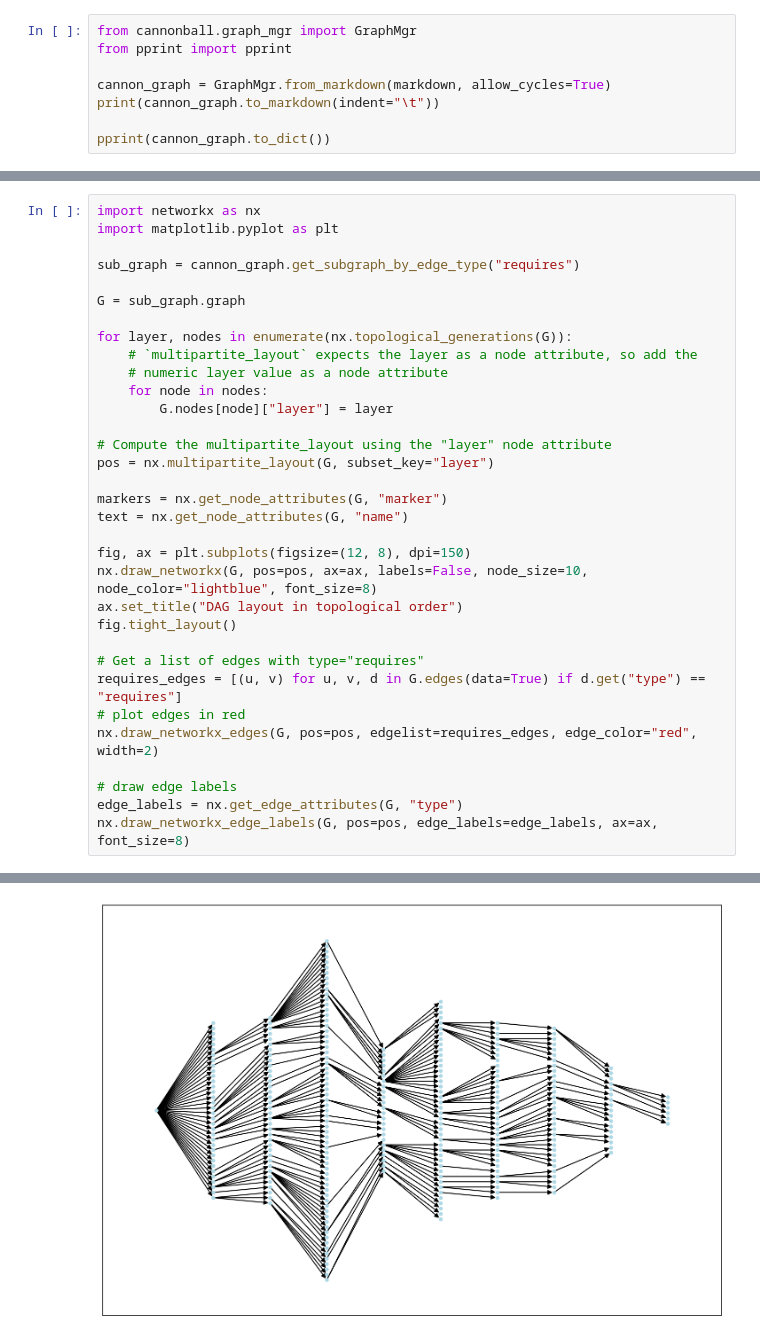
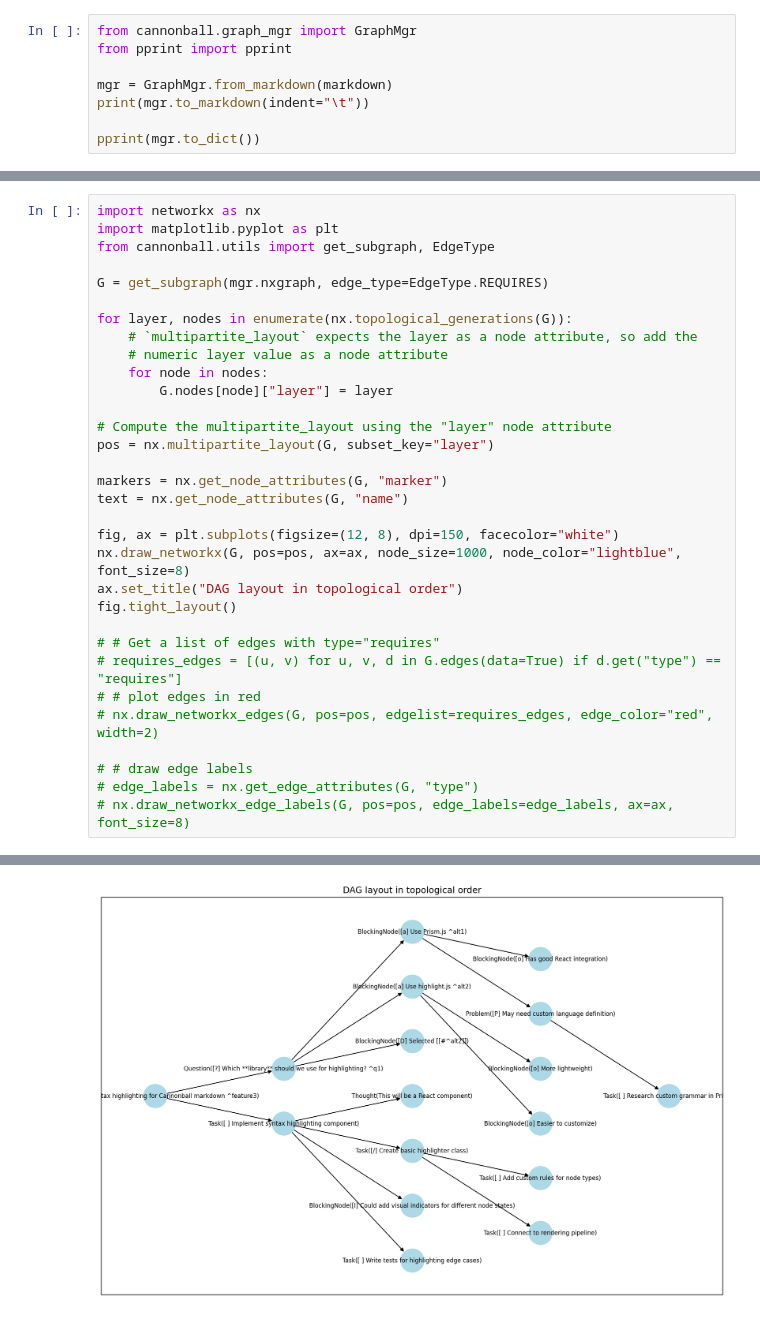
Before and after one commit to rueckstiess/cannonball, a Jupyter notebook: notebooks/networkx.ipynb, the cells around one changed output, grey strips where cells are left out. Cells and saved outputs as stored; diff of their text form.

```diff
--- a/notebooks/networkx.ipynb
+++ b/notebooks/networkx.ipynb
@@ -47,8 +47,8 @@ with open("../assets/example_graph.md", "r") as f:
 from cannonball.graph_mgr import GraphMgr
 from pprint import pprint
 
-cannon_graph = GraphMgr.from_markdown(markdown, allow_cycles=True)
-print(cannon_graph.to_markdown(indent="\t"))
+mgr = GraphMgr.from_markdown(markdown)
+print(mgr.to_markdown(indent="\t"))
 
-pprint(cannon_graph.to_dict())
+pprint(mgr.to_dict())
 # %% [output]
@@ -90,10 +90,9 @@ assert markdown == cannon_graph.to_markdown(indent="\t"), "Markdown output does
 # %%
 import networkx as nx
 import matplotlib.pyplot as plt
+from cannonball.utils import get_subgraph, EdgeType
 
-sub_graph = cannon_graph.get_subgraph_by_edge_type("requires")
-
-G = sub_graph.graph
+G = get_subgraph(mgr.nxgraph, edge_type=EdgeType.REQUIRES)
 
 for layer, nodes in enumerate(nx.topological_generations(G)):
     # `multipartite_layout` expects the layer as a node attribute, so add the
@@ -107,17 +106,17 @@ pos = nx.multipartite_layout(G, subset_key="layer")
 markers = nx.get_node_attributes(G, "marker")
 text = nx.get_node_attributes(G, "name")
 
-fig, ax = plt.subplots(figsize=(12, 8), dpi=150)
-nx.draw_networkx(G, pos=pos, ax=ax, labels=False, node_size=10, node_color="lightblue", font_size=8)
+fig, ax = plt.subplots(figsize=(12, 8), dpi=150, facecolor="white")
+nx.draw_networkx(G, pos=pos, ax=ax, node_size=1000, node_color="lightblue", font_size=8)
 ax.set_title("DAG layout in topological order")
 fig.tight_layout()
 
-# Get a list of edges with type="requires"
-requires_edges = [(u, v) for u, v, d in G.edges(data=True) if d.get("type") == "requires"]
-# plot edges in red
-nx.draw_networkx_edges(G, pos=pos, edgelist=requires_edges, edge_color="red", width=2)
+# # Get a list of edges with type="requires"
+# requires_edges = [(u, v) for u, v, d in G.edges(data=True) if d.get("type") == "requires"]
+# # plot edges in red
+# nx.draw_networkx_edges(G, pos=pos, edgelist=requires_edges, edge_color="red", width=2)
 
-# draw edge labels
-edge_labels = nx.get_edge_attributes(G, "type")
-nx.draw_networkx_edge_labels(G, pos=pos, edge_labels=edge_labels, ax=ax, font_size=8)
+# # draw edge labels
+# edge_labels = nx.get_edge_attributes(G, "type")
+# nx.draw_networkx_edge_labels(G, pos=pos, edge_labels=edge_labels, ax=ax, font_size=8)
 # %% [output]
@@ -125 +123 @@ AttributeError: 'bool' object has no attribute 'items'
-[figure, old version]
+[figure, new version]
```
Also changed, not shown: parts of 4 cells of this notebook, 2 other files.
